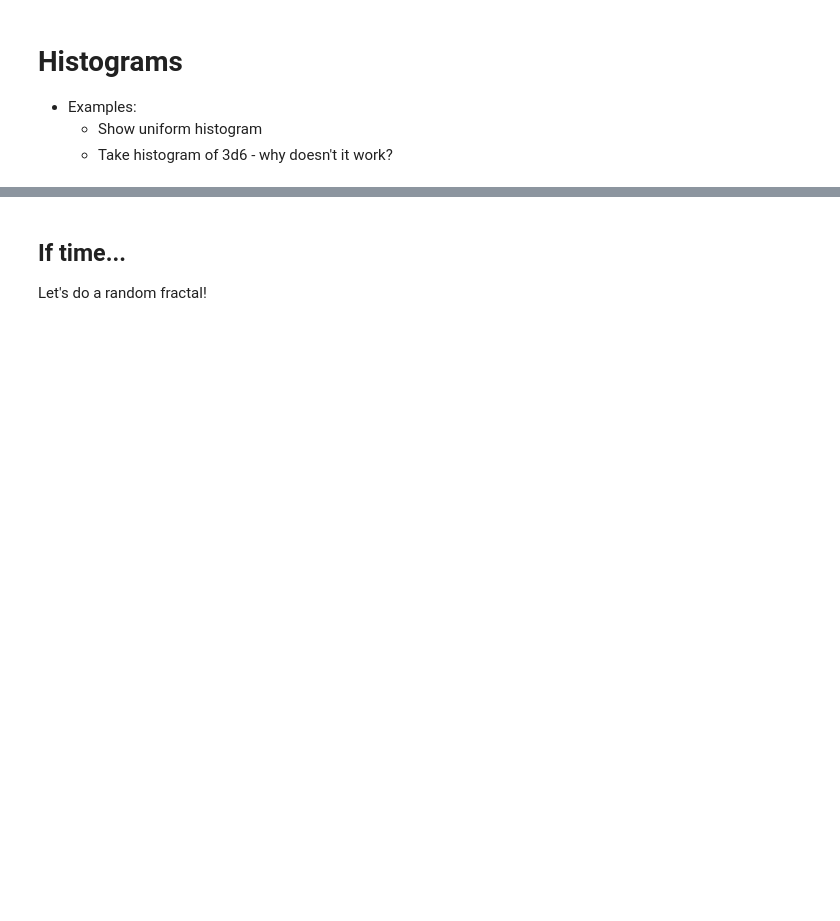
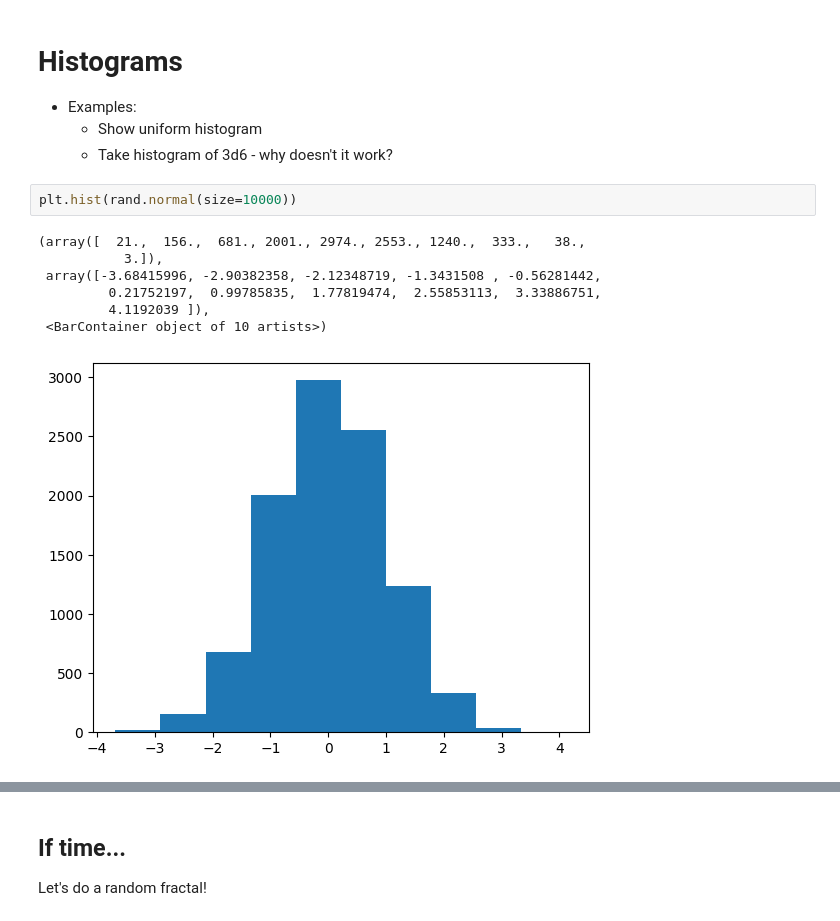
Before and after one commit to mattoxb/cs101-jupyter, a Jupyter notebook: Randomness.ipynb, the cells around one changed output, grey strips where cells are left out. Cells and saved outputs as stored; diff of their text form; blank space fills up the shorter version.

```diff
--- a/Randomness.ipynb
+++ b/Randomness.ipynb
@@ -80,3 +132,13 @@ plt.plot( numbers,'bo' )
  - Examples:
    - Show uniform histogram
    - Take histogram of 3d6 - why doesn't it work?
+# %%
+plt.hist(rand.normal(size=10000))
+# %% [output]
+(array([  21.,  156.,  681., 2001., 2974., 2553., 1240.,  333.,   38.,
+           3.]),
+ array([-3.68415996, -2.90382358, -2.12348719, -1.3431508 , -0.56281442,
+         0.21752197,  0.99785835,  1.77819474,  2.55853113,  3.33886751,
+         4.1192039 ]),
+ <BarContainer object of 10 artists>)
+[figure, added]
```
Also changed, not shown: parts of 16 cells of this notebook.
